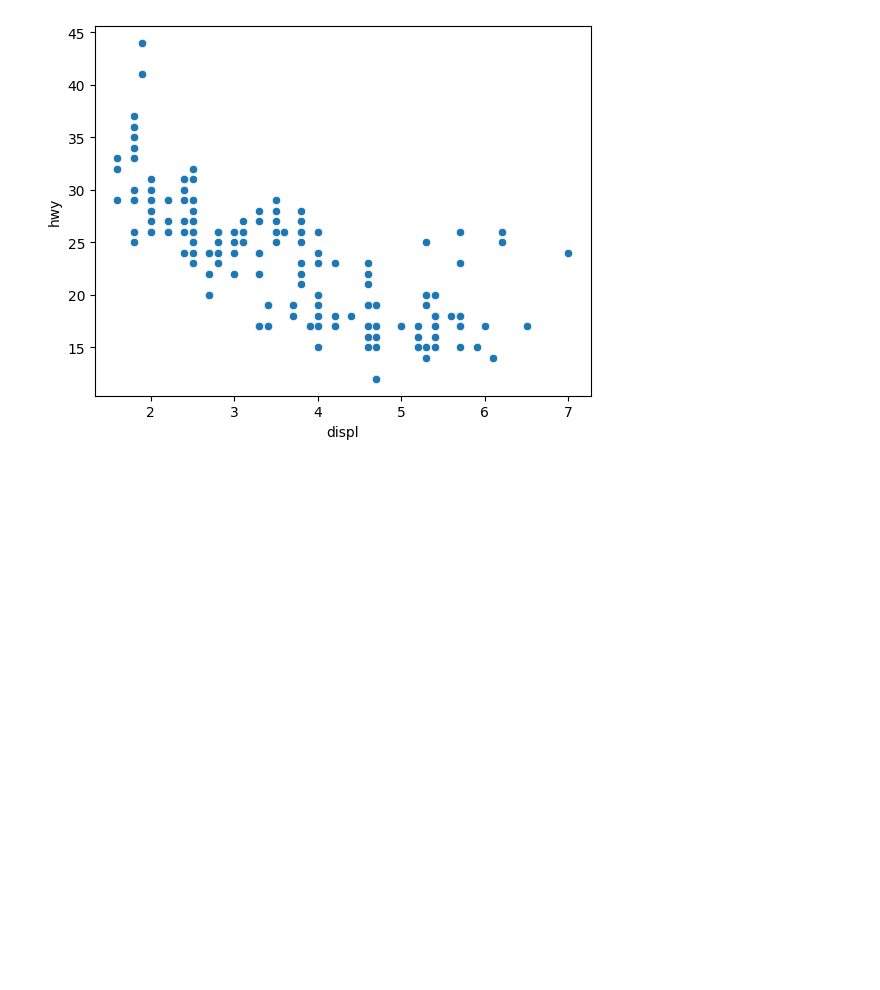
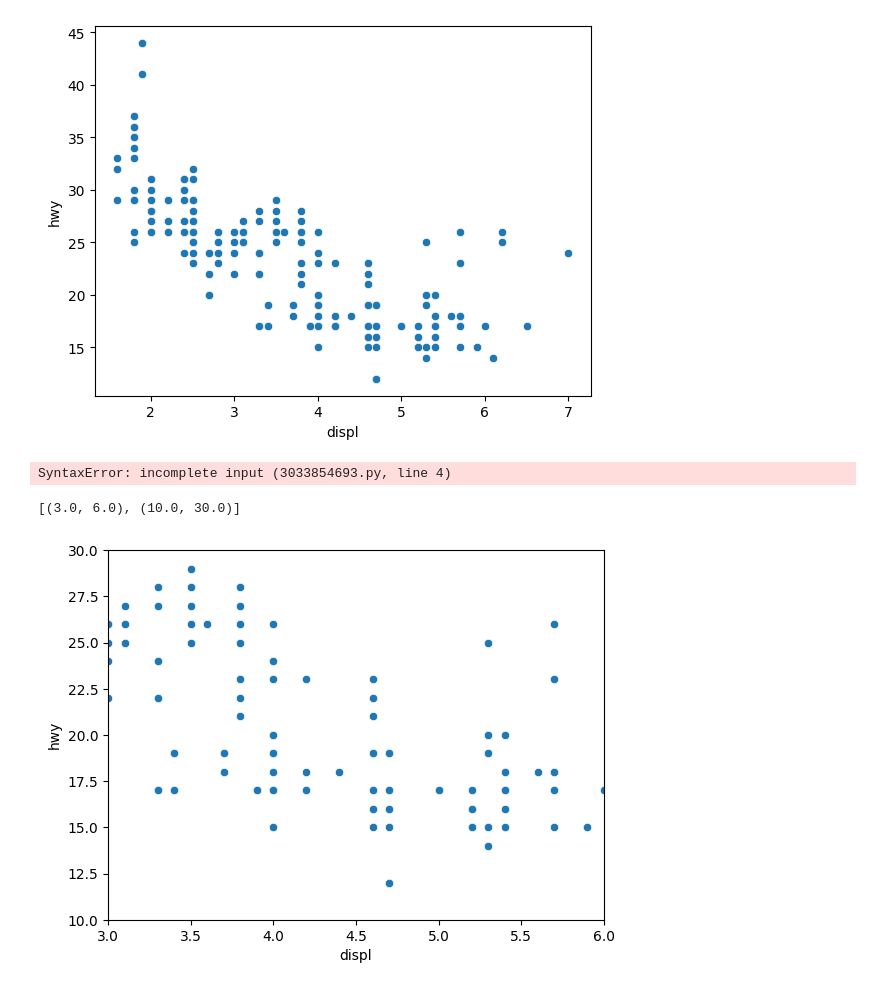
Before and after one commit to maeseok/Data-Analysis, a Jupyter notebook: graph.ipynb, the cells around one changed output. Drawn from its saved outputs; the diff is of its cells as text; code cells hidden in the pictures; blank space fills up the shorter version.

```diff
--- a/graph.ipynb
+++ b/graph.ipynb
@@ -10,4 +10,14 @@ sns.scatterplot(data=mpg, x='displ', y='hwy')
 import pandas as pd
 mpg=pd.read_csv('mpg.csv')
 import seaborn as sns
-sns.scatterplot(data=mpg, x='displ', y='hwy').set(xlim=(3,6))
+sns.scatterplot(data=mpg, x='displ', y='hwy').set(xlim=(3,6), ylim=(10,30)
+# %% [output]
+SyntaxError: incomplete input (3033854693.py, line 4)
+# %%
+import pandas as pd
+mpg=pd.read_csv('mpg.csv')
+import seaborn as sns
+sns.scatterplot(data=mpg, x='displ', y='hwy').set(xlim=(3,6), ylim=(10,30))
+# %% [output]
+[(3.0, 6.0), (10.0, 30.0)]
+[figure, added]
```
Also changed, not shown: parts of 7 cells of this notebook, 2 other files.
